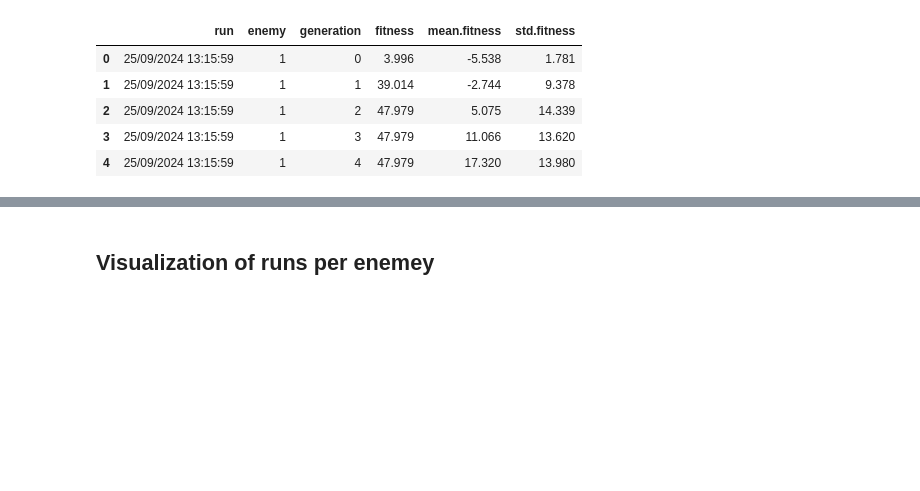
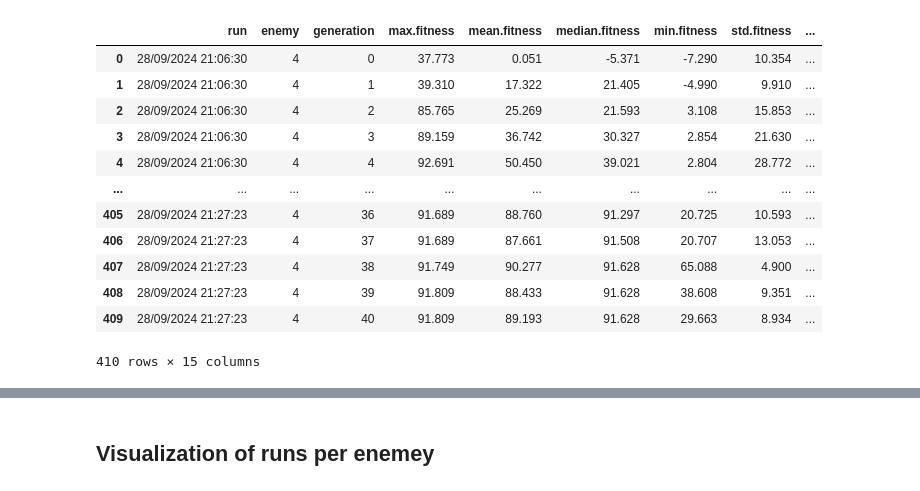
Before and after one commit to yossiyhartman/EvoMan-VU, a Jupyter notebook: visualise_performance.ipynb, the cells around one changed output, grey strips where cells are left out. Saved outputs shown, nothing was run; the diff lists cells and outputs as text; code cells hidden in the pictures; blank space fills up the shorter version.

```diff
--- a/visualise_performance.ipynb
+++ b/visualise_performance.ipynb
@@ -5,11 +6,20 @@ import pandas as pd
-# %%
-df = pd.read_csv('./selection - tournament - logs/logs.txt', delimiter=',')
-
-df.head()
-# %% [output]
-|  | run | enemy | generation | fitness | mean.fitness | std.fitness |
-| 0 | 25/09/2024 13:15:59 | 1 | 0 | 3.996 | -5.538 | 1.781 |
-| 1 | 25/09/2024 13:15:59 | 1 | 1 | 39.014 | -2.744 | 9.378 |
-| 2 | 25/09/2024 13:15:59 | 1 | 2 | 47.979 | 5.075 | 14.339 |
-| 3 | 25/09/2024 13:15:59 | 1 | 3 | 47.979 | 11.066 | 13.620 |
-| 4 | 25/09/2024 13:15:59 | 1 | 4 | 47.979 | 17.320 | 13.980 |
+# %%
+df0535 = pd.read_csv('./EA1_05_explorive_35_exploit/EA1_05_explorive_35_exploit.txt', delimiter=',')
+df1030 = pd.read_csv('./EA1_10_explorive_30_exploit/EA1_10_explorive_30_exploit.txt', delimiter=',')
+df2020 = pd.read_csv('./EA1_20_explorive_20_exploit/EA1_20_explorive_20_exploit.txt', delimiter=',')
+
+display(df0535)
+# %% [output]
+|  | run | enemy | generation | max.fitness | mean.fitness | median.fitness | min.fitness | std.fitness | ... |
+| 0 | 28/09/2024 21:06:30 | 4 | 0 | 37.773 | 0.051 | -5.371 | -7.290 | 10.354 | ... |
+| 1 | 28/09/2024 21:06:30 | 4 | 1 | 39.310 | 17.322 | 21.405 | -4.990 | 9.910 | ... |
+| 2 | 28/09/2024 21:06:30 | 4 | 2 | 85.765 | 25.269 | 21.593 | 3.108 | 15.853 | ... |
+| 3 | 28/09/2024 21:06:30 | 4 | 3 | 89.159 | 36.742 | 30.327 | 2.854 | 21.630 | ... |
+| 4 | 28/09/2024 21:06:30 | 4 | 4 | 92.691 | 50.450 | 39.021 | 2.804 | 28.772 | ... |
+| ... | ... | ... | ... | ... | ... | ... | ... | ... | ... |
+| 405 | 28/09/2024 21:27:23 | 4 | 36 | 91.689 | 88.760 | 91.297 | 20.725 | 10.593 | ... |
+| 406 | 28/09/2024 21:27:23 | 4 | 37 | 91.689 | 87.661 | 91.508 | 20.707 | 13.053 | ... |
+| 407 | 28/09/2024 21:27:23 | 4 | 38 | 91.749 | 90.277 | 91.628 | 65.088 | 4.900 | ... |
+| 408 | 28/09/2024 21:27:23 | 4 | 39 | 91.809 | 88.433 | 91.628 | 38.608 | 9.351 | ... |
+| 409 | 28/09/2024 21:27:23 | 4 | 40 | 91.809 | 89.193 | 91.628 | 29.663 | 8.934 | ... |
+410 rows × 15 columns
```
Also changed, not shown: parts of 4 cells of this notebook, 2 other files.
